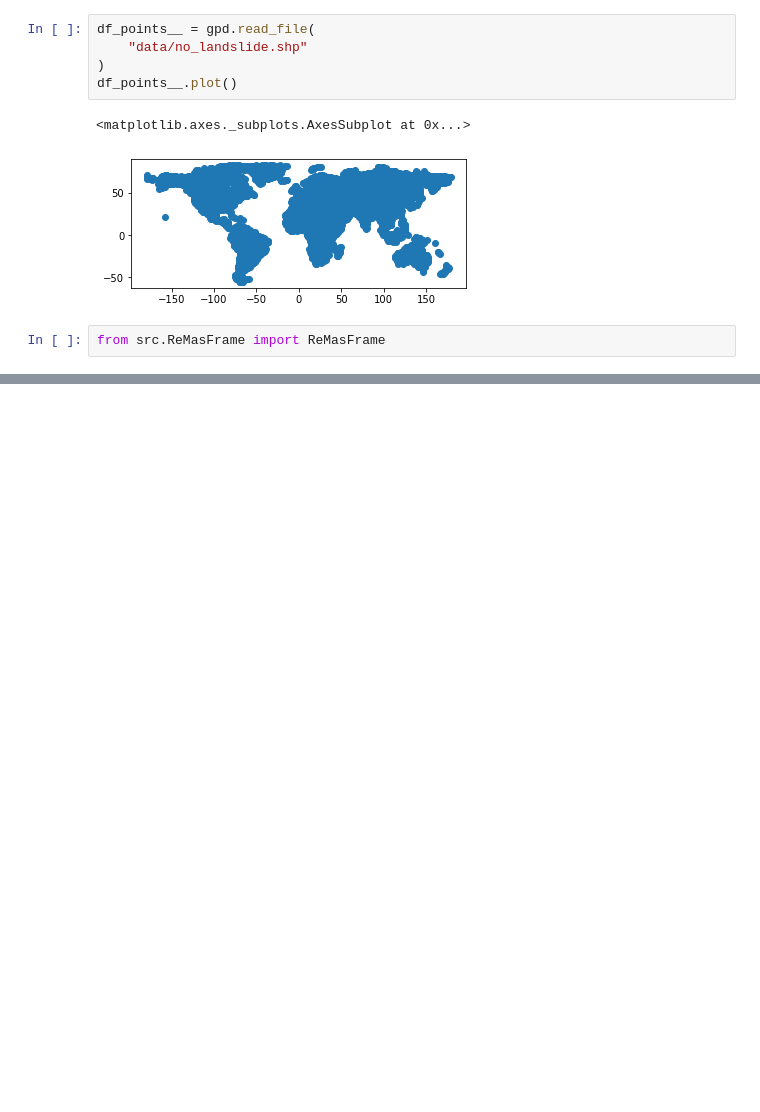
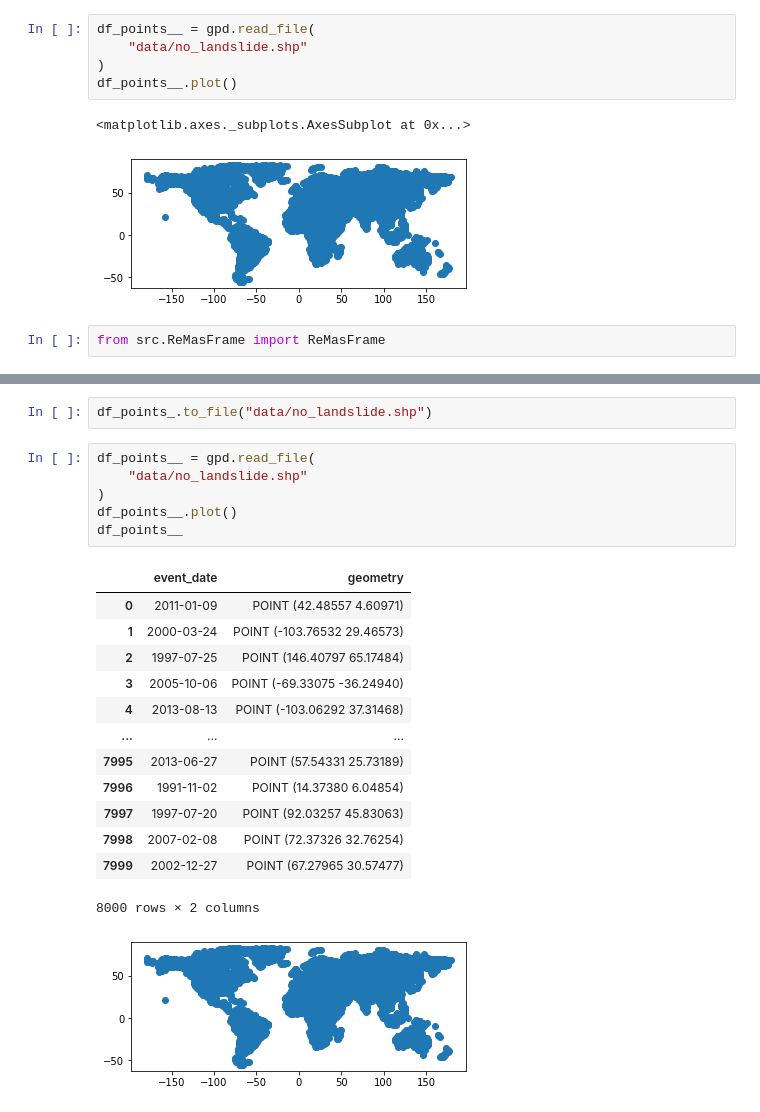
Before and after one commit to Competencia-de-Climate-Change/Landslide_EarlyDetection, a Jupyter notebook: NuevaClase.ipynb, the cells around one changed output, grey strips where cells are left out. Cells and saved outputs as stored; diff of their text form; blank space fills up the shorter version.

Commit message:
Agregada fecha aleatoria a la clase no-landslide

```diff
--- a/NuevaClase.ipynb
+++ b/NuevaClase.ipynb
@@ -144,0 +185,23 @@ ReMasFrame()
+# %%
+df_points_.to_file("data/no_landslide.shp")
+# %%
+df_points__ = gpd.read_file(
+    "data/no_landslide.shp"
+)
+df_points__.plot()
+df_points__
+# %% [output]
+|  | event_date | geometry |
+| 0 | 2011-01-09 | POINT (42.48557 4.60971) |
+| 1 | 2000-03-24 | POINT (-103.76532 29.46573) |
+| 2 | 1997-07-25 | POINT (146.40797 65.17484) |
+| 3 | 2005-10-06 | POINT (-69.33075 -36.24940) |
+| 4 | 2013-08-13 | POINT (-103.06292 37.31468) |
+| ... | ... | ... |
+| 7995 | 2013-06-27 | POINT (57.54331 25.73189) |
+| 7996 | 1991-11-02 | POINT (14.37380 6.04854) |
+| 7997 | 1997-07-20 | POINT (92.03257 45.83063) |
+| 7998 | 2007-02-08 | POINT (72.37326 32.76254) |
+| 7999 | 2002-12-27 | POINT (67.27965 30.57477) |
+8000 rows × 2 columns
+[figure, added]
```
Also changed, not shown: parts of 7 cells of this notebook, 1 other file.
